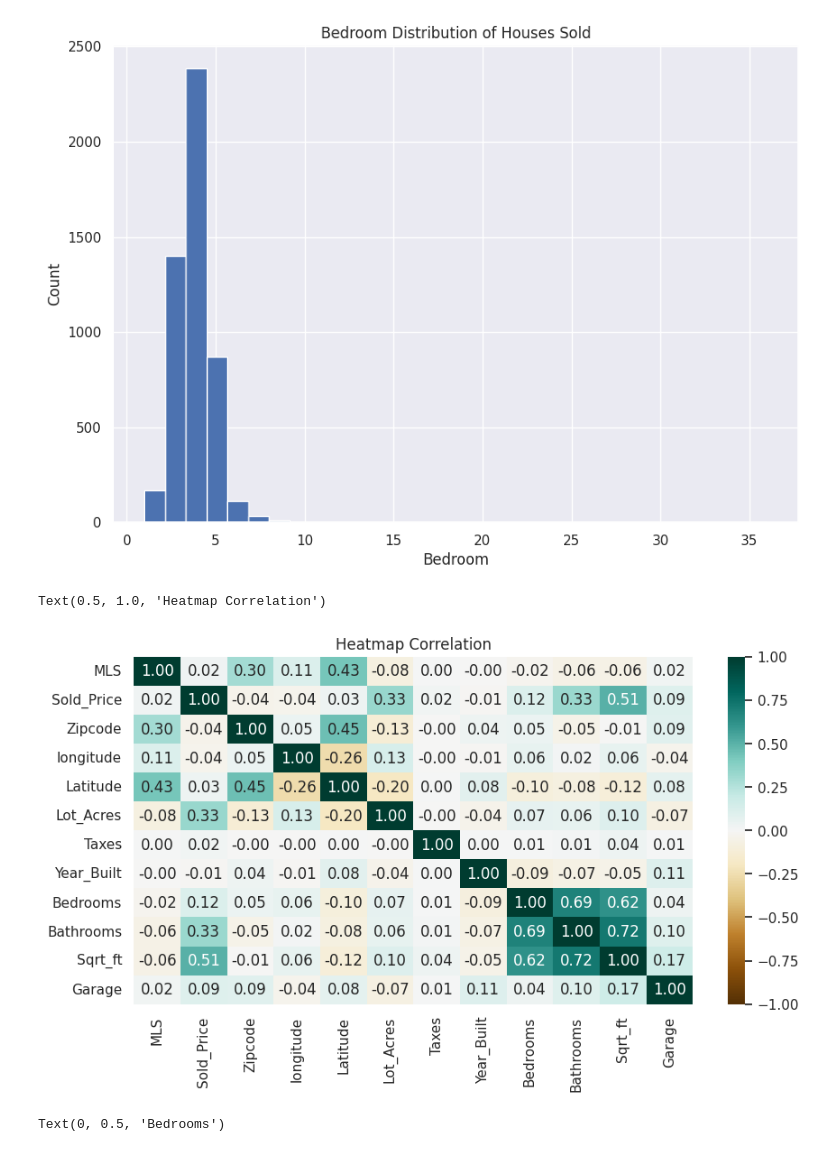
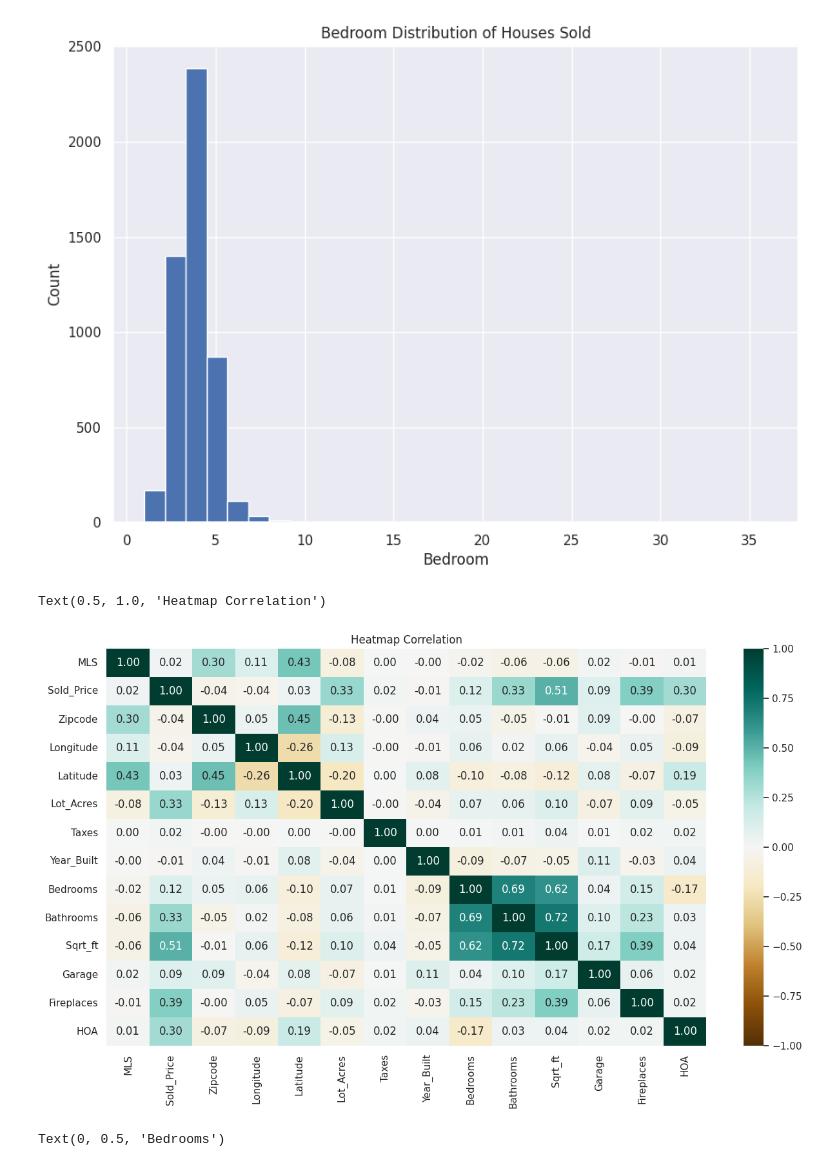
Before and after one commit to SmithAdjei8/DS_Proj_1_Hosue_Data, a Jupyter notebook: Raw_House_Data_Project_Smith.ipynb, the cells around one changed output. Saved outputs shown, nothing was run; the diff lists cells and outputs as text; code cells hidden in the pictures.

```diff
--- a/Raw_House_Data_Project_Smith.ipynb
+++ b/Raw_House_Data_Project_Smith.ipynb
@@ -187,0 +212,4 @@ for i in nSqrftIndex:
+# %%
+#Cast Fireplaces and HOA to numeric
+df['fireplaces'] = pd.to_numeric(df['fireplaces'], errors='coerce')
+df['HOA'] = pd.to_numeric(df['HOA'], errors='coerce')
@@ -199,6 +250,6 @@ df.describe()
 | max | 2.192856e+07 | 5.300000e+06 | 86323.000000 | -109.454637 | 34.927884 | 2154.000000 | 1.221508e+07 | 2019.000000 | 36.000000 | ... |
 # %%
 #Renaming columns
-df = df.rename(columns={'sold_price' : 'Sold_Price', 'zipcode' : 'Zipcode', 'longitutde' : 'Longitutde', 'latitude' : 'Latitude', 'lot_acres' : 'Lot_Acres',
+df = df.rename(columns={'sold_price' : 'Sold_Price', 'zipcode' : 'Zipcode', 'longitude' : 'Longitude', 'latitude' : 'Latitude', 'lot_acres' : 'Lot_Acres',
                    'taxes' : 'Taxes', 'year_built':'Year_Built', 'bedrooms' : 'Bedrooms', 'bathrooms' : 'Bathrooms', 'sqrt_ft' : 'Sqrt_ft', 'garage' : 'Garage',
                         'kitchen_features' : 'Kitchen_Features', 'fireplaces' : 'Fireplaces', 'floor_covering' : 'Floor_Covering'})
@@ -216,20 +269,18 @@ plt.ylabel('Count')
 # %% [output]
 Text(0, 0.5, 'Count')
 [figure]
-# %%
-df = df.drop('Kitchen_Features', axis=1)
-df = df.drop('Floor_Covering', axis=1)
-df = df.drop('Fireplaces', axis=1)
-df = df.drop('HOA', axis=1)
 # %%
-plt.figure(figsize=(10,5))
+# Columns to generate the HeatMap on.
+df = df[['MLS','Sold_Price','Zipcode','Longitude','Latitude','Lot_Acres','Taxes','Year_Built','Bedrooms','Bathrooms','Sqrt_ft','Garage','Fireplaces','HOA']]
+
+plt.figure(figsize=(15,8))
 cor = df.corr()
 #sns.heatmap([[h]], cmap="BrBG", annot =True)
 sns.heatmap(cor, cmap="BrBG", annot=True, fmt=".2f", vmin=-1, vmax=1)
 plt.title('Heatmap Correlation')
 # %% [output]
 Text(0.5, 1.0, 'Heatmap Correlation')
-[figure, old version]
+[figure, new version]
 # %%
 fig, ax =plt.subplots(figsize=(10,6))
 ax.scatter(df['Sqrt_ft'],df['Bedrooms'] )
```
Also changed, not shown: parts of 8 cells of this notebook, 5 other files.
